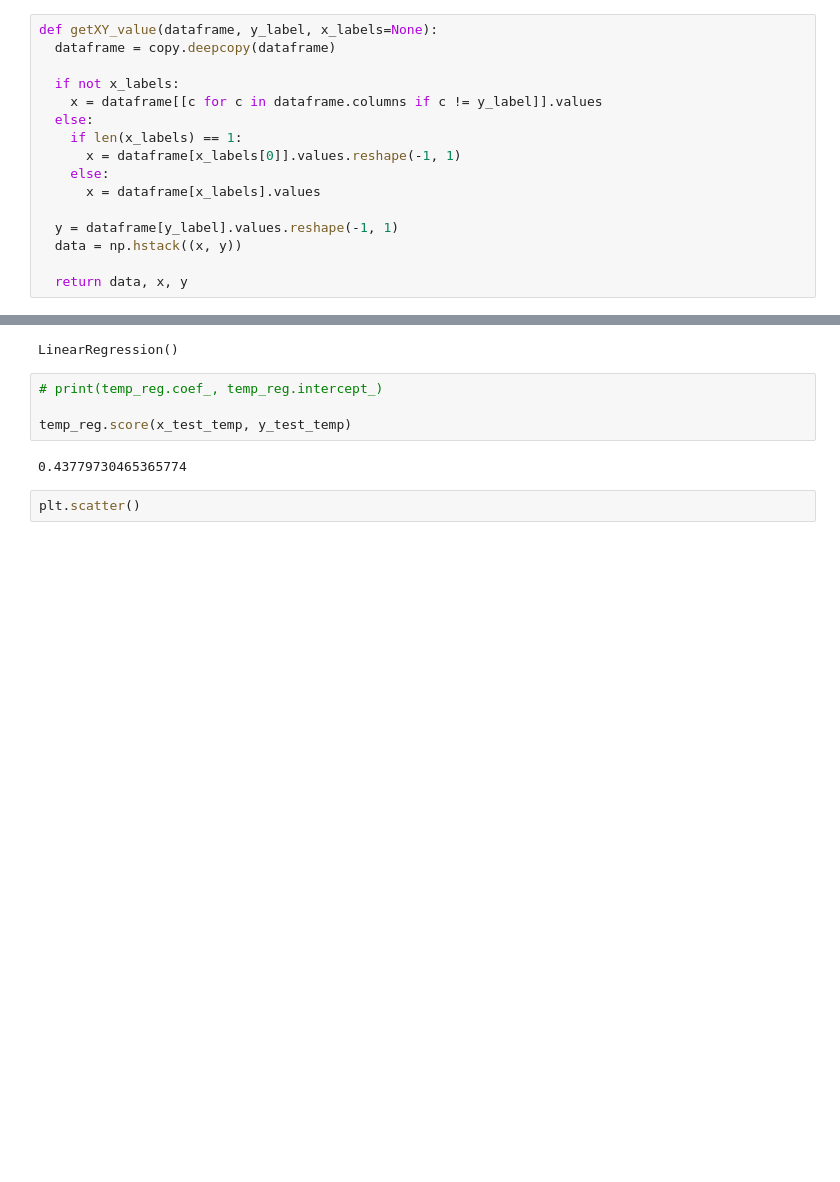
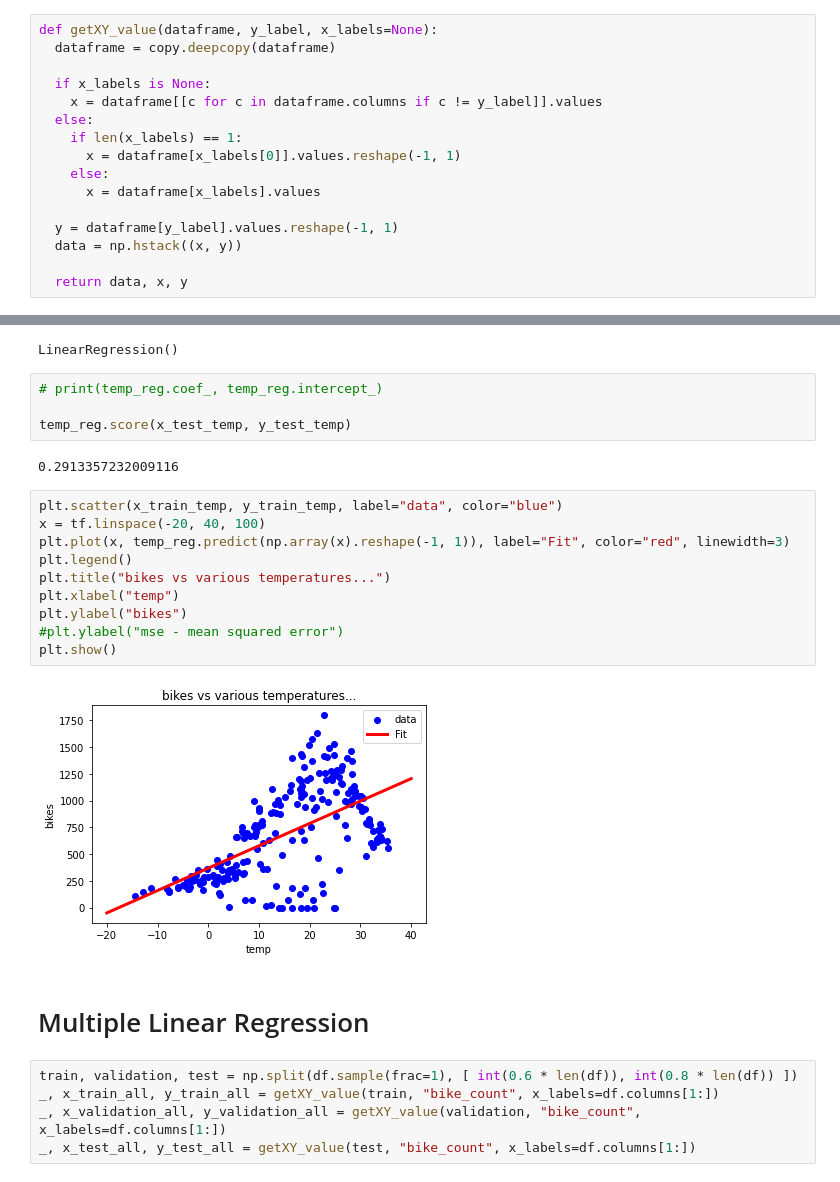
Before and after one commit to uzair011/ML---learning..., a Jupyter notebook: seolBikes_regression.ipynb, the cells around one changed output, grey strips where cells are left out. Saved outputs shown, nothing was run; the diff lists cells and outputs as text; blank space fills up the shorter version.

```diff
--- a/seolBikes_regression.ipynb
+++ b/seolBikes_regression.ipynb
@@ -81,7 +81,7 @@ train, validation, test = np.split(df.sample(frac=1), [ int(0.6 * len(df)), int(
 def getXY_value(dataframe, y_label, x_labels=None):
   dataframe = copy.deepcopy(dataframe)
 
-  if not x_labels:
+  if x_labels is None:
     x = dataframe[[c for c in dataframe.columns if c != y_label]].values
   else:
     if len(x_labels) == 1:
@@ -107,6 +107,23 @@ LinearRegression()
 
 temp_reg.score(x_test_temp, y_test_temp)
 # %% [output]
-0.43779730465365774
+0.2913357232009116
-# %%
-plt.scatter()
+# %%
+plt.scatter(x_train_temp, y_train_temp, label="data", color="blue")
+x = tf.linspace(-20, 40, 100)
+plt.plot(x, temp_reg.predict(np.array(x).reshape(-1, 1)), label="Fit", color="red", linewidth=3)
+plt.legend()
+plt.title("bikes vs various temperatures...")
+plt.xlabel("temp")
+plt.ylabel("bikes")
+#plt.ylabel("mse - mean squared error")
+plt.show()
+# %% [output]
+[figure, added]
+# %% [markdown]
+# Multiple Linear Regression
+# %%
+train, validation, test = np.split(df.sample(frac=1), [ int(0.6 * len(df)), int(0.8 * len(df)) ])
+_, x_train_all, y_train_all = getXY_value(train, "bike_count", x_labels=df.columns[1:])
+_, x_validation_all, y_validation_all = getXY_value(validation, "bike_count", x_labels=df.columns[1:])
+_, x_test_all, y_test_all = getXY_value(test, "bike_count", x_labels=df.columns[1:])
```
Also changed, not shown: parts of 7 cells of this notebook.
